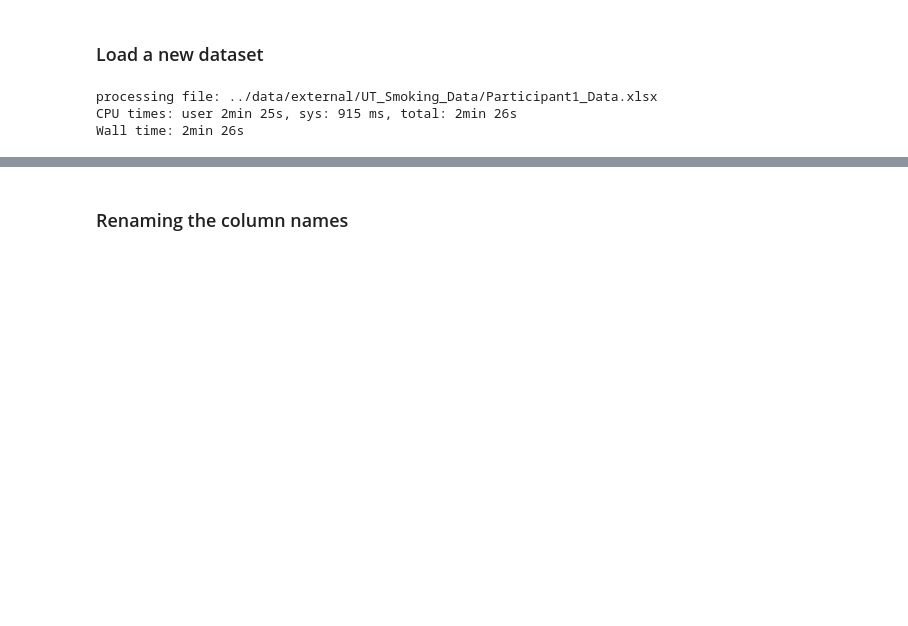
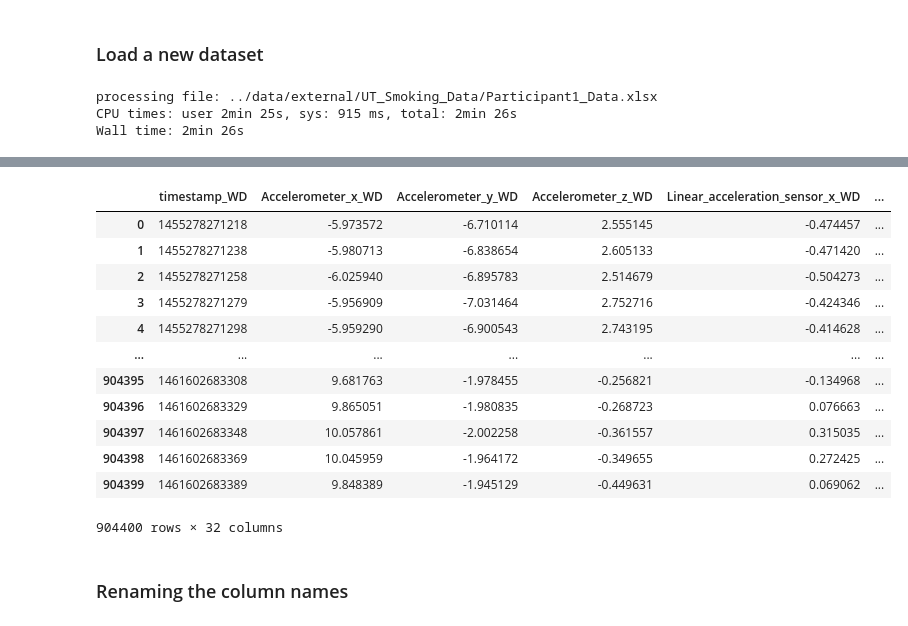
Before and after one commit to Dekkerz/mocap, a Jupyter notebook: notebooks/01_Dekkerz_UT_Smoking_CNN_Model_Exploration.ipynb, the cells around one changed output, grey strips where cells are left out. Drawn from its saved outputs; the diff is of its cells as text; code cells hidden in the pictures; blank space fills up the shorter version.

Commit message:
fixed data.py

```diff
--- a/notebooks/01_Dekkerz_UT_Smoking_CNN_Model_Exploration.ipynb
+++ b/notebooks/01_Dekkerz_UT_Smoking_CNN_Model_Exploration.ipynb
@@ -359,0 +346,3 @@ read_from_local_file()
+# %%
+data=data.read_from_local_file()
+data.sample(5)
@@ -360,3 +356,19 @@ read_from_local_file()
+# %%
+ml.rename_columns(data)
+# %% [output]
+|  | timestamp_WD | Accelerometer_x_WD | Accelerometer_y_WD | Accelerometer_z_WD | Linear_acceleration_sensor_x_WD | ... |
+| 0 | 1455278271218 | -5.973572 | -6.710114 | 2.555145 | -0.474457 | ... |
+| 1 | 1455278271238 | -5.980713 | -6.838654 | 2.605133 | -0.471420 | ... |
+| 2 | 1455278271258 | -6.025940 | -6.895783 | 2.514679 | -0.504273 | ... |
+| 3 | 1455278271279 | -5.956909 | -7.031464 | 2.752716 | -0.424346 | ... |
+| 4 | 1455278271298 | -5.959290 | -6.900543 | 2.743195 | -0.414628 | ... |
+| ... | ... | ... | ... | ... | ... | ... |
+| 904395 | 1461602683308 | 9.681763 | -1.978455 | -0.256821 | -0.134968 | ... |
+| 904396 | 1461602683329 | 9.865051 | -1.980835 | -0.268723 | 0.076663 | ... |
+| 904397 | 1461602683348 | 10.057861 | -2.002258 | -0.361557 | 0.315035 | ... |
+| 904398 | 1461602683369 | 10.045959 | -1.964172 | -0.349655 | 0.272425 | ... |
+| 904399 | 1461602683389 | 9.848389 | -1.945129 | -0.449631 | 0.069062 | ... |
+904400 rows × 32 columns
 # %% [markdown]
 ### Renaming the column names
 # %% [markdown]
```
Also changed, not shown: parts of 9 cells of this notebook, 2 other files.
